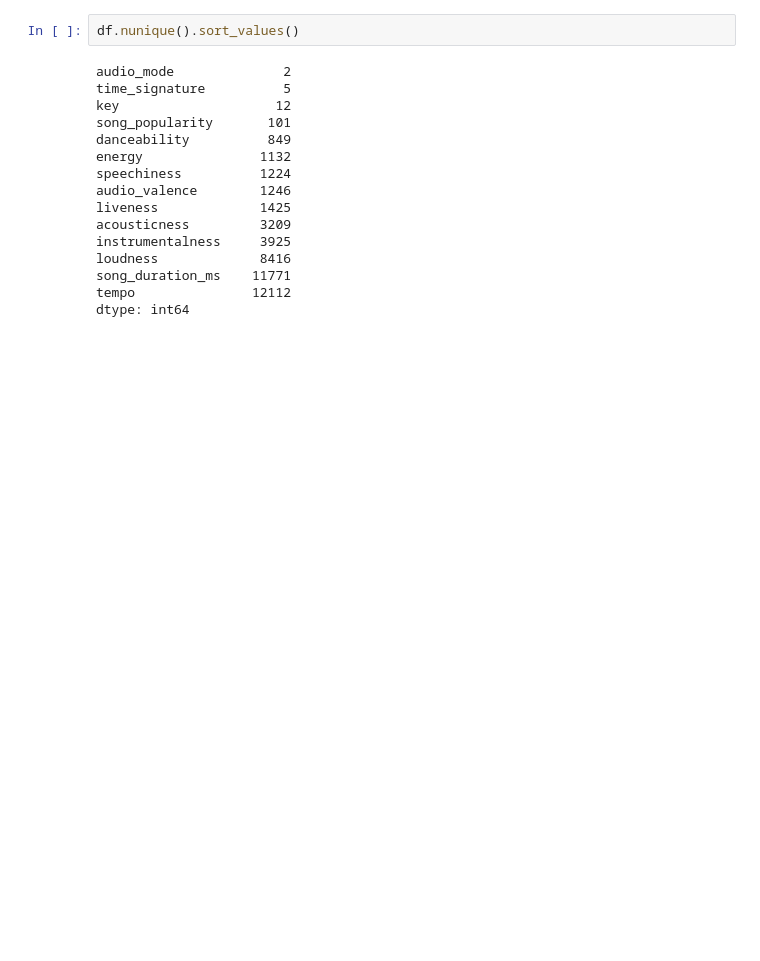
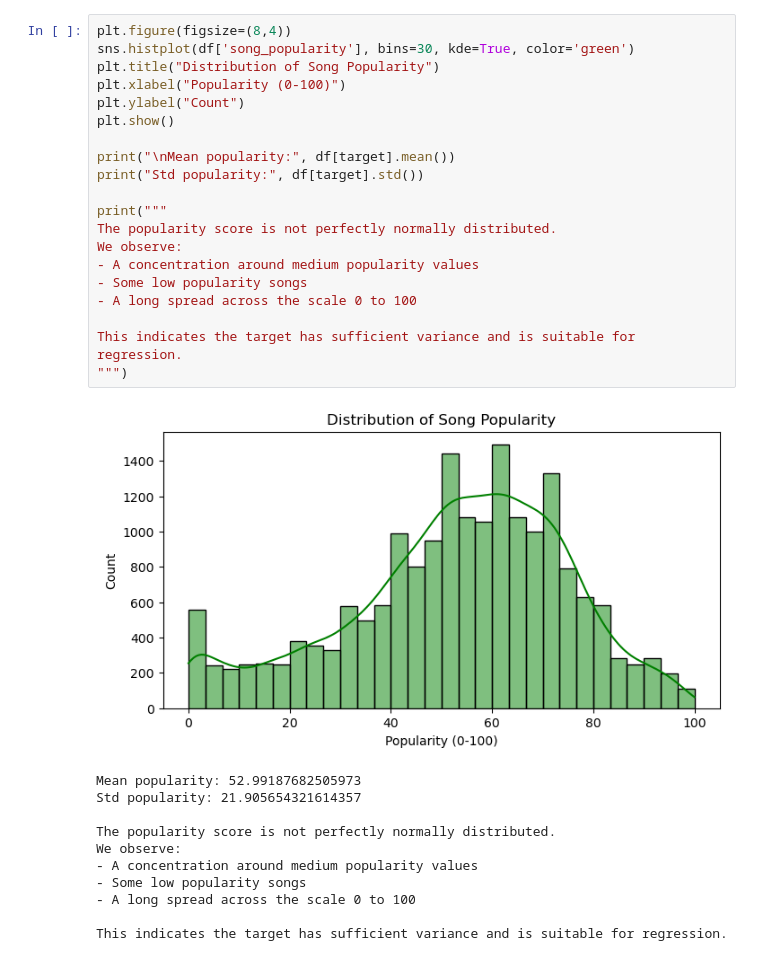
Before and after one commit to theobled/Project-Machine_Learning, a Jupyter notebook: Projet_Machine_Learning.ipynb, the cells around one changed output. Drawn from its saved outputs; the diff is of its cells as text; blank space fills up the shorter version.

```diff
--- a/Projet_Machine_Learning.ipynb
+++ b/Projet_Machine_Learning.ipynb
@@ -80,18 +104,32 @@ df.describe()
 # %%
-df.nunique().sort_values()
+plt.figure(figsize=(8,4))
+sns.histplot(df['song_popularity'], bins=30, kde=True, color='green')
+plt.title("Distribution of Song Popularity")
+plt.xlabel("Popularity (0-100)")
+plt.ylabel("Count")
+plt.show()
+
+print("\nMean popularity:", df[target].mean())
+print("Std popularity:", df[target].std())
+
+print("""
+The popularity score is not perfectly normally distributed.
+We observe:
+- A concentration around medium popularity values
+- Some low popularity songs
+- A long spread across the scale 0 to 100
+
+This indicates the target has sufficient variance and is suitable for regression.
+""")
 # %% [output]
+[figure, added]
-audio_mode              2
-time_signature          5
-key                    12
-song_popularity       101
-danceability          849
-energy               1132
-speechiness          1224
-audio_valence        1246
-liveness             1425
-acousticness         3209
-instrumentalness     3925
-loudness             8416
-song_duration_ms    11771
-tempo               12112
-dtype: int64
+Mean popularity: 52.99187682505973
+Std popularity: 21.905654321614357
+
+The popularity score is not perfectly normally distributed.
+We observe:
+- A concentration around medium popularity values
+- Some low popularity songs
+- A long spread across the scale 0 to 100
+
+This indicates the target has sufficient variance and is suitable for regression.
```
Also changed, not shown: parts of 10 cells of this notebook, 1 other file.
